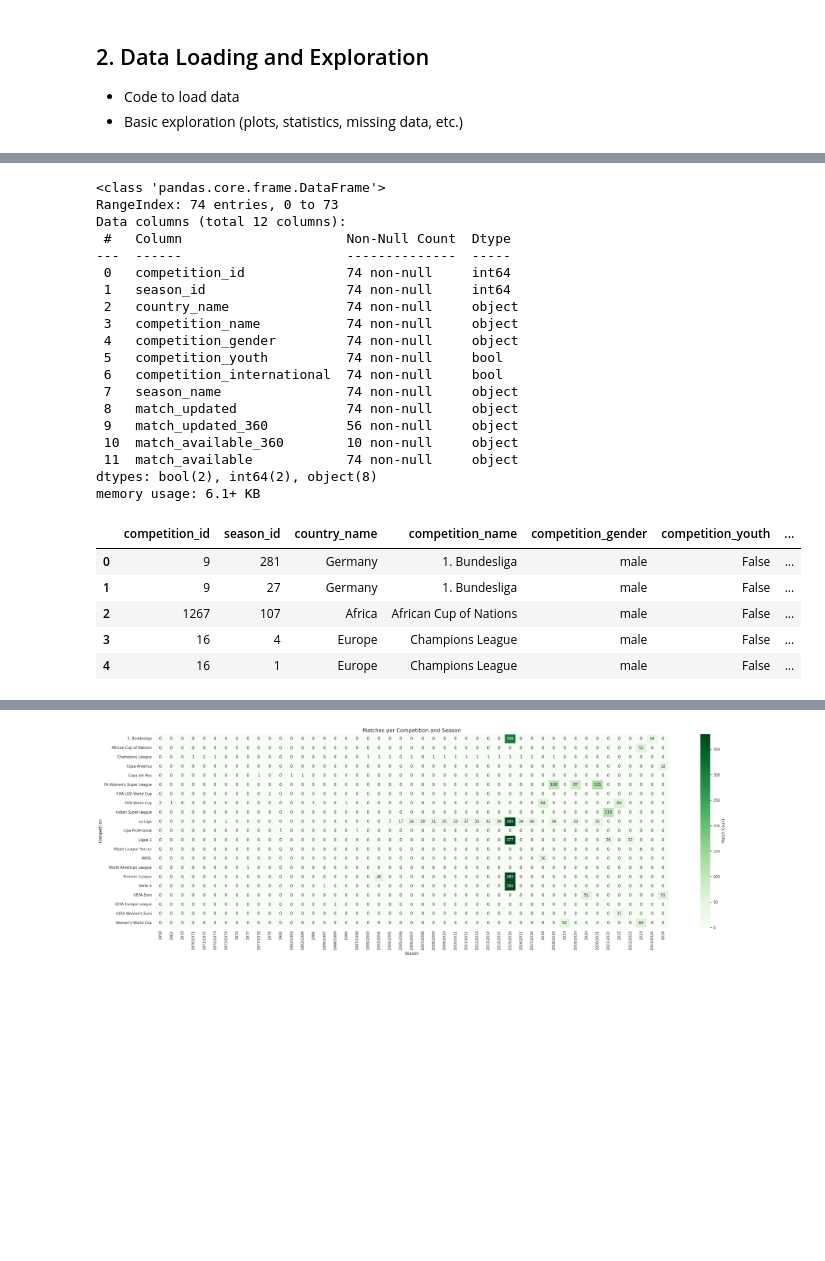
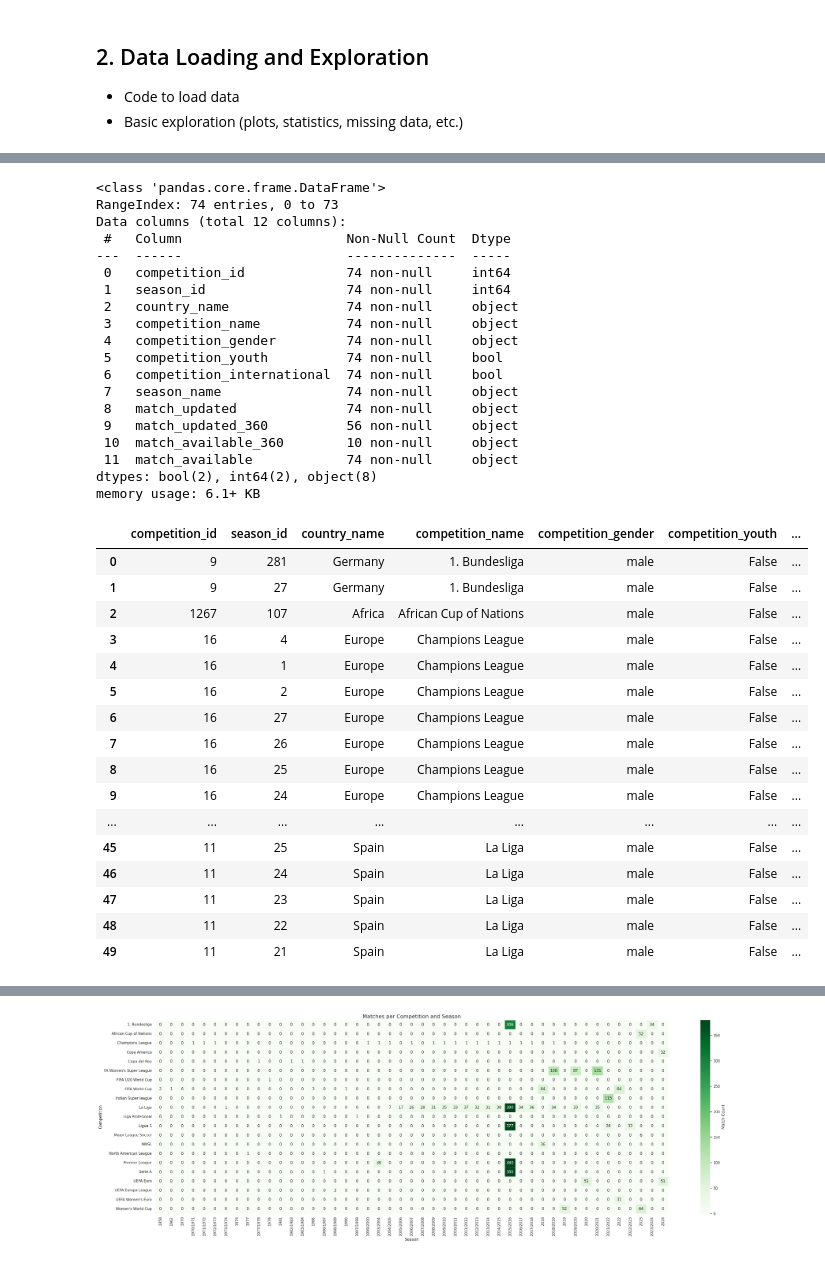
Before and after one commit to IvaroEkel/Probabilistic-Machine-Learning_lecture-PROJECTS, a Jupyter notebook: projects/08-1SHXXXX_football_analytics/notebooks/data_loading_and_exploration.ipynb, the cells around one changed output, grey strips where cells are left out. Cells and saved outputs as stored; diff of their text form; code cells hidden in the pictures; blank space fills up the shorter version.

```diff
--- a/projects/08-1SHXXXX_football_analytics/notebooks/data_loading_and_exploration.ipynb
+++ b/projects/08-1SHXXXX_football_analytics/notebooks/data_loading_and_exploration.ipynb
@@ -51,33 +51,44 @@ parser = Sbopen()
 # %%
 df_competition = parser.competition()
 df_competition.info()
-df_competition.head(5)
+df_competition.head(50)
 # %% [output]
 <class 'pandas.core.frame.DataFrame'>
 RangeIndex: 74 entries, 0 to 73
 Data columns (total 12 columns):
  #   Column                     Non-Null Count  Dtype
 ---  ------                     --------------  -----
  0   competition_id             74 non-null     int64
  1   season_id                  74 non-null     int64
  2   country_name               74 non-null     object
  3   competition_name           74 non-null     object
  4   competition_gender         74 non-null     object
  5   competition_youth          74 non-null     bool
  6   competition_international  74 non-null     bool
  7   season_name                74 non-null     object
  8   match_updated              74 non-null     object
  9   match_updated_360          56 non-null     object
  10  match_available_360        10 non-null     object
  11  match_available            74 non-null     object
 dtypes: bool(2), int64(2), object(8)
 memory usage: 6.1+ KB
 |  | competition_id | season_id | country_name | competition_name | competition_gender | competition_youth | ... |
 | 0 | 9 | 281 | Germany | 1. Bundesliga | male | False | ... |
 | 1 | 9 | 27 | Germany | 1. Bundesliga | male | False | ... |
 | 2 | 1267 | 107 | Africa | African Cup of Nations | male | False | ... |
 | 3 | 16 | 4 | Europe | Champions League | male | False | ... |
 | 4 | 16 | 1 | Europe | Champions League | male | False | ... |
+| 5 | 16 | 2 | Europe | Champions League | male | False | ... |
+| 6 | 16 | 27 | Europe | Champions League | male | False | ... |
+| 7 | 16 | 26 | Europe | Champions League | male | False | ... |
+| 8 | 16 | 25 | Europe | Champions League | male | False | ... |
+| 9 | 16 | 24 | Europe | Champions League | male | False | ... |
+| ... | ... | ... | ... | ... | ... | ... | ... |
+| 45 | 11 | 25 | Spain | La Liga | male | False | ... |
+| 46 | 11 | 24 | Spain | La Liga | male | False | ... |
+| 47 | 11 | 23 | Spain | La Liga | male | False | ... |
+| 48 | 11 | 22 | Spain | La Liga | male | False | ... |
+| 49 | 11 | 21 | Spain | La Liga | male | False | ... |
 # %%
 # This loads all matches across competitions and seasons
 all_matches = pd.DataFrame()
```
Also changed, not shown: parts of 12 cells of this notebook.
